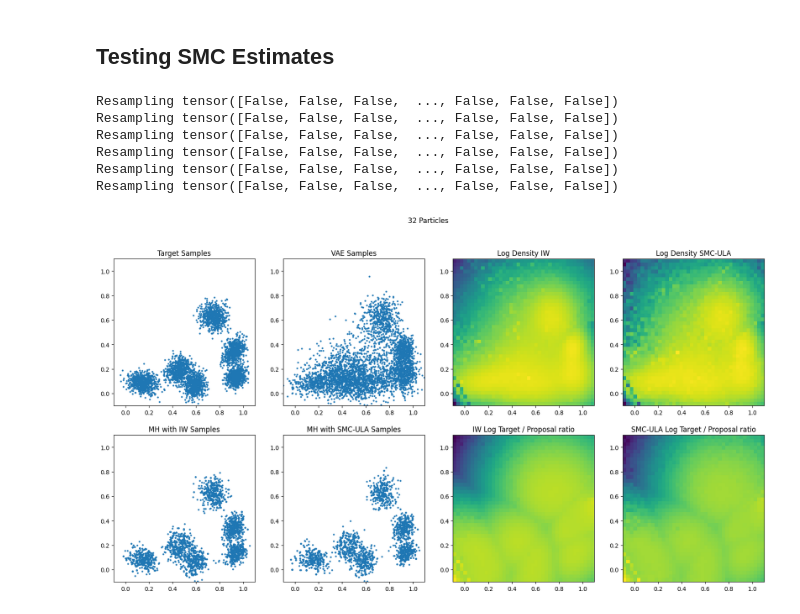
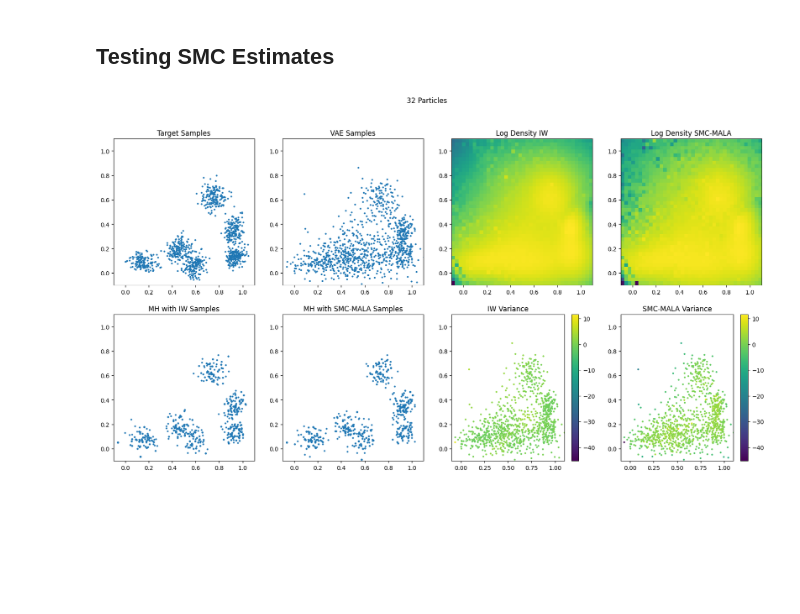
Before and after one commit to xapq/approximate-metropolis-hastings, a Jupyter notebook: notebooks/LikelihoodEstimatorsComparison.ipynb, the cells around one changed output. Cells and saved outputs as stored; diff of their text form; code cells hidden in the pictures; blank space fills up the shorter version.

```diff
--- a/notebooks/LikelihoodEstimatorsComparison.ipynb
+++ b/notebooks/LikelihoodEstimatorsComparison.ipynb
@@ -138,11 +144,11 @@ Wall time: 19.9 ms
 # %%
 def compare_estimators_for_mh():
     # general parameters
-    n_samples = 4000
+    n_samples = 1000
     # SMC-ULA parameters
     n_particles = 32
     n_steps = 20
-    ula_time_step = 0.002
+    time_step = 1e-8
     # plotting params
     xlim = (-0.1, 1.1)
     ylim = (-0.1, 1.1)
@@ -157,45 +163,52 @@ def compare_estimators_for_mh():
 
     marginal_estimators = [
         ('IW', lambda x : vae.iw_log_marginal_estimate(x, L=n_particles*n_steps, batch_L=64)),
-        ('SMC-ULA', lambda x: vae.ais_ula_log_marginal_estimate(x, n_steps=n_steps, n_particles=n_particles, ula_time_step=ula_time_step))
+        ('SMC-MALA', lambda x: vae.ais_log_marginal_estimate(
+            x, n_steps=n_steps, n_particles=n_particles, time_step=time_step, resample=False, precondition=False,
+            return_acc_rate=False, kernel_type='ula'
+        ))
     ]
     n_est = len(marginal_estimators)
+
+    target_logd = target.log_prob(points).reshape(d, d)
+    sc = [0, 0]
 
     fig, axs = plt.subplots(ncols=2+n_est, nrows=2, figsize=(20,10))
     fig.suptitle(f'{n_particles} Particles')
     axs = axs.flatten()
     axs[0].set_title('Target Samples')
     axs[0].scatter(*pl(target.sample((n_samples,))), s=4)
     axs[1].set_title('VAE Samples')
     axs[1].scatter(*pl(vae_samples), s=4)
     for i, (estimator_name, estimator) in enumerate(marginal_estimators):
         ax = axs[2 + i]
         ax.set_title(f'Log Density {estimator_name}')
-        estimated_logd = estimator(points).reshape(d, d)
-        target_logd = target.log_prob(points).reshape(d, d)
+        estimated_logd, _ = estimator(points)
+        estimated_logd = estimated_logd.reshape(d, d)
+
         ax.imshow(to_numpy(estimated_logd), origin='lower', extent=[*xlim, *ylim], aspect="auto")
 
         ax = axs[2 + n_est + i]
         ax.set_title(f'MH with {estimator_name} Samples')
         # cut_acc_rate, cut_samples = log_prob_cutoff_filter(target, vae_samples, cutoff, return_indicies=False)
         mh_acc_rate, mh_samples = metropolis_hastings_filter(target, vae_samples, estimator)
         ax.scatter(*pl(mh_samples), s=4)
 
+        log_likelihoods, variances = estimator(vae_samples)
+
         ax = axs[2 + 2 * n_est + i]
-        ax.set_title(f'{estimator_name} Log Target / Proposal ratio')
-        ax.imshow(to_numpy(target_logd - estimated_logd), origin='lower', extent=[*xlim, *ylim], aspect="auto")
+        ax.set_title(f'{estimator_name} Variance')
+        sc[i] = ax.scatter(*pl(vae_samples), c=to_numpy(variances.log()), s=4)
+        plt.colorbar(sc[i])
+        # ax.imshow(to_numpy(target_logd - estimated_logd), origin='lower', extent=[*xlim, *ylim], aspect="auto")
+
+    unify_clim(*sc)
 
     for ax in axs:
         ax.set_xlim(*xlim)
         ax.set_ylim(*ylim)
 
 compare_estimators_for_mh()
 # %% [output]
-Resampling tensor([False, False, False,  ..., False, False, False])
-Resampling tensor([False, False, False,  ..., False, False, False])
-Resampling tensor([False, False, False,  ..., False, False, False])
-Resampling tensor([False, False, False,  ..., False, False, False])
-Resampling tensor([False, False, False,  ..., False, False, False])
-Resampling tensor([False, False, False,  ..., False, False, False])
-[figure, old version]
+[figure, new version]
 # %%
```
Also changed, not shown: parts of 10 cells of this notebook, 6 other files.
